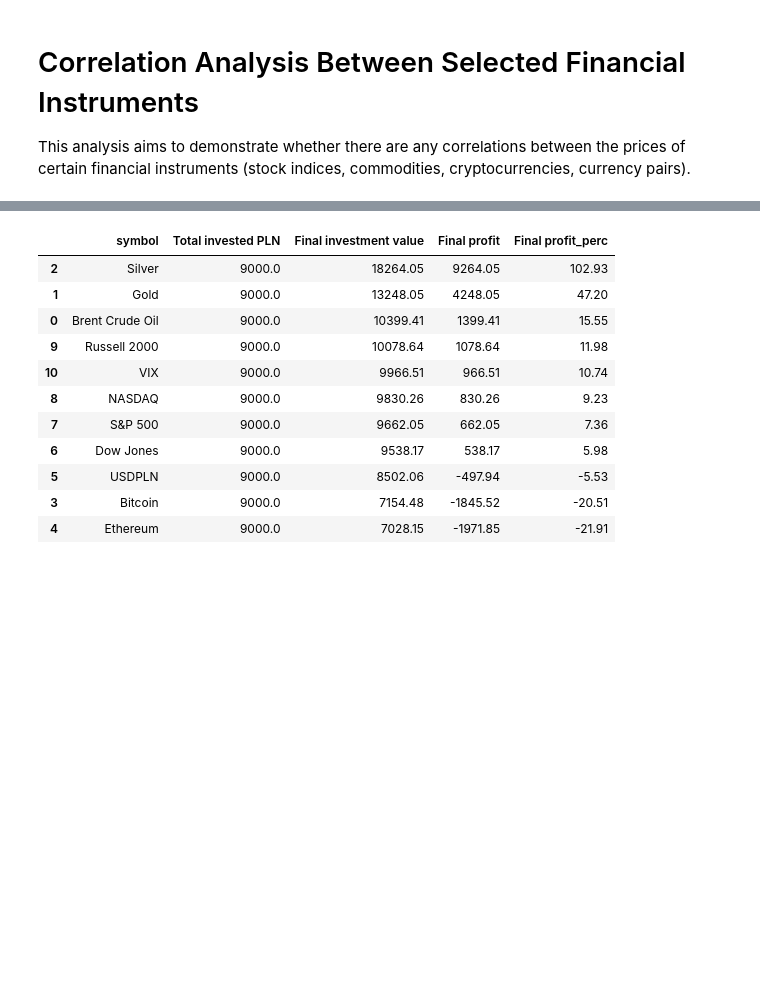
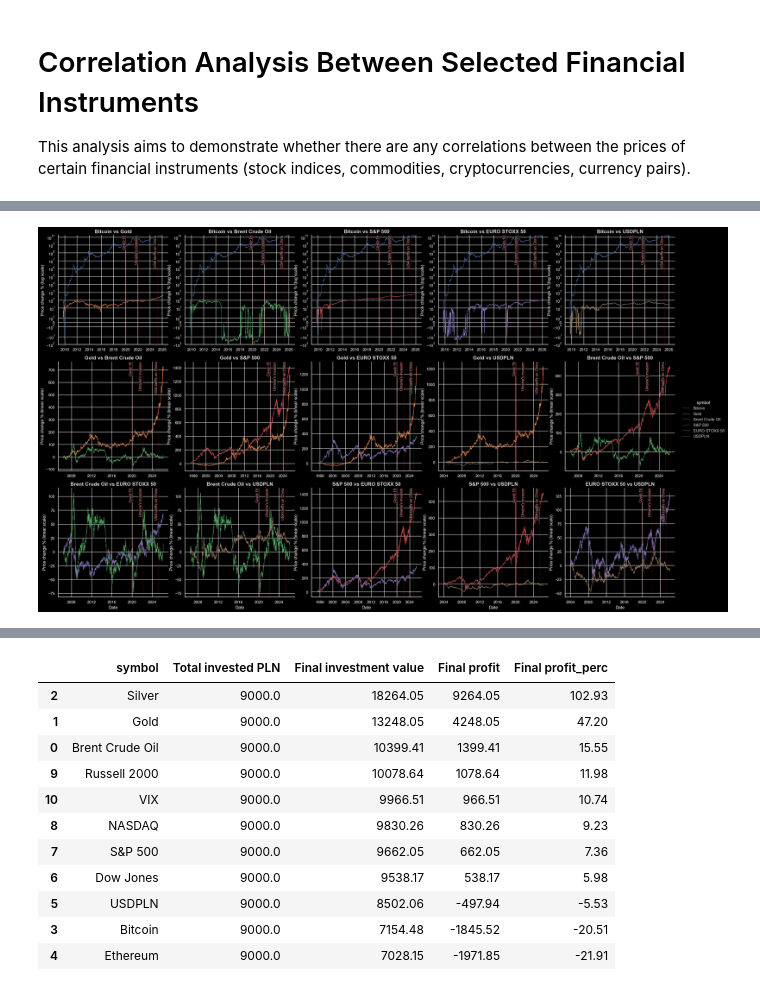
Before and after one commit to pawel-szulik/financial-market-analysis, a Jupyter notebook: notebooks/analysis.ipynb, the cells around one changed output, grey strips where cells are left out. Saved outputs shown, nothing was run; the diff lists cells and outputs as text; code cells hidden in the pictures; blank space fills up the shorter version.

```diff
--- a/notebooks/analysis.ipynb
+++ b/notebooks/analysis.ipynb
@@ -34,0 +112,22 @@ sma_change_plot(x.close_prices, symbols_list)
+# %%
+combinations = [
+    ("Bitcoin", "Gold"),
+    ("Bitcoin", "Brent Crude Oil"),
+    ("Bitcoin", "S&P 500"),
+    ("Bitcoin", "EURO STOXX 50"),
+    ("Bitcoin", "USDPLN"),
+    ("Gold", "Brent Crude Oil"),
+    ("Gold", "S&P 500"),
+    ("Gold", "EURO STOXX 50"),
+    ("Gold", "USDPLN"),
+    ("Brent Crude Oil", "S&P 500"),
+    ("Brent Crude Oil", "EURO STOXX 50"),
+    ("Brent Crude Oil", "USDPLN"),
+    ("S&P 500", "EURO STOXX 50"),
+    ("S&P 500", "USDPLN"),
+    ("EURO STOXX 50", "USDPLN")
+]
+
+pl.comparison_plot(data.close_prices, combinations)
+# %% [output]
+[figure, added]
```
Also changed, not shown: parts of 21 cells of this notebook, 1 other file.
